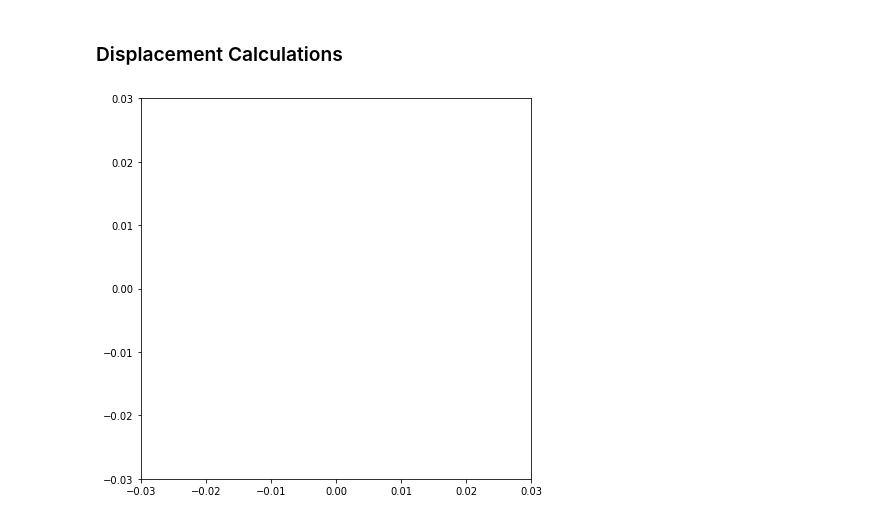
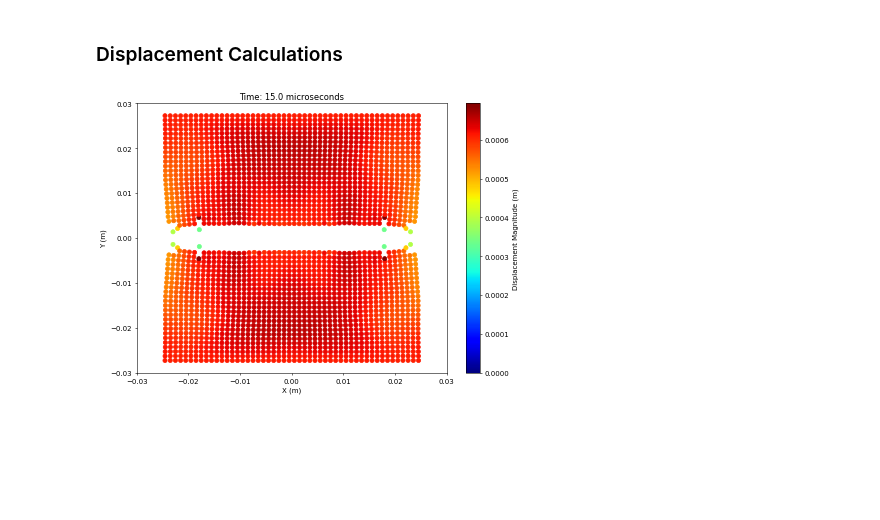
Before and after one commit to s-tirmizi/peridynamics-model, a Jupyter notebook: main-pypd4.ipynb, the cells around one changed output. Cells and saved outputs as stored; diff of their text form; code cells hidden in the pictures; blank space fills up the shorter version.

```diff
--- a/main-pypd4.ipynb
+++ b/main-pypd4.ipynb
@@ -229,7 +228,7 @@ for iteration in range(1, total_time_steps + 1):
 # %%
 # Parameters for magnification and figure
 magnifier = 4.5
-fig, ax = plt.subplots(figsize=(6, 3.5), dpi=30)  # Create a figure and axis
+fig, ax = plt.subplots(figsize=(10, 7), dpi=50)  # Create a figure and axis
 
 # Define color map limits based on displacement magnitude
 vmin = np.sqrt(result_array[:, :, 2]**2 + result_array[:, :, 3]**2).min()
@@ -246,57 +245,33 @@ cbar.set_label('Displacement Magnitude (m)')
 def init():
     ax.set_xlim(-0.03, 0.03)  # Set appropriate x-axis limits
     ax.set_ylim(-0.03, 0.03)  # Set appropriate y-axis limits
     return []
 
 # Function to update the plot for each frame
 def update(current_time_step):
     ax.clear()  # Clear the axis
     scatter = ax.scatter(
         result_array[current_time_step, :, 0] + (magnifier * result_array[current_time_step, :, 2]),
         result_array[current_time_step, :, 1] + (magnifier * result_array[current_time_step, :, 3]),
         c=np.sqrt(result_array[current_time_step, :, 2]**2 + result_array[current_time_step, :, 3]**2),
         cmap=cmap,
         vmin=vmin,
         vmax=vmax
     )
     ax.set_xlim(-0.03, 0.03)  # Set appropriate x-axis limits
     ax.set_ylim(-0.03, 0.03)  # Set appropriate y-axis limits
-    ax.set_title(f"Time Step: {np.round(((current_time_step+1)/1250) * 15, 4)} microseconds")
+    ax.set_title(f"Time: {np.round(((current_time_step+1)/1250) * 15, 4)} microseconds")
     ax.set_xlabel("X (m)")
     ax.set_ylabel("Y (m)")
     return scatter,
 
 # Create the animation
 anim = FuncAnimation(
     fig, update, frames=range(total_time_steps),
     init_func=init, blit=False, repeat=False
 )
 
 # Save the animation as a GIF
 anim.save('dec_scatter_plot_animation-dpi50.gif', writer='pillow', fps=30)
+# %% [output]
+[figure, added]
-# %%
-magnifier = 4.5
-fig = plt.figure(figsize=(7,7))  # Create a figure object
-camera = Camera(fig)
-ax = fig.add_subplot(1, 1, 1)  # Add a subplot to the figure
-
-# Loop over time steps and create scatter plot
-for current_time_step in range(total_time_steps):
-    # Instead of clearing axis, directly update the plot data if possible
-    scatter = ax.scatter(
-        result_array[current_time_step, :, 0] + (magnifier * result_array[current_time_step, :, 2]),
-        result_array[current_time_step, :, 1] + (magnifier * result_array[current_time_step, :, 3]),
-        c=np.sqrt(result_array[current_time_step, :, 2]**2 + result_array[current_time_step, :, 3]**2),
-        cmap='jet'
-    )
-    ax.set_xlim(-0.03, 0.03)  # Set appropriate x-axis limits
-    ax.set_ylim(-0.03, 0.03)  # Set appropriate y-axis limits
-    camera.snap()
-
-# Create animation from captured frames
-anim = camera.animate(blit=False)
-
-# Save the animation as a GIF using PillowWriter
-anim.save('scatter_plot_animation36.gif', writer='pillow', fps=600)
-# %% [output]
-[figure, removed]
```
Also changed, not shown: parts of 4 cells of this notebook.
